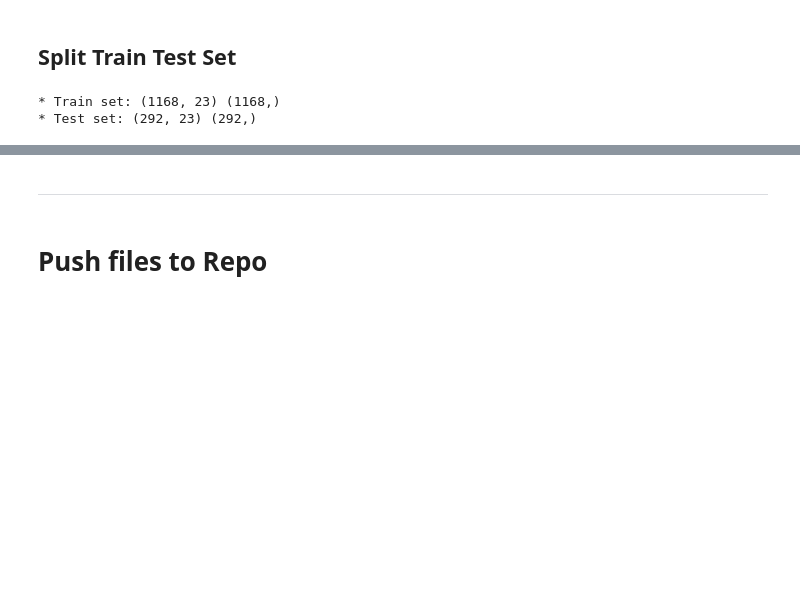
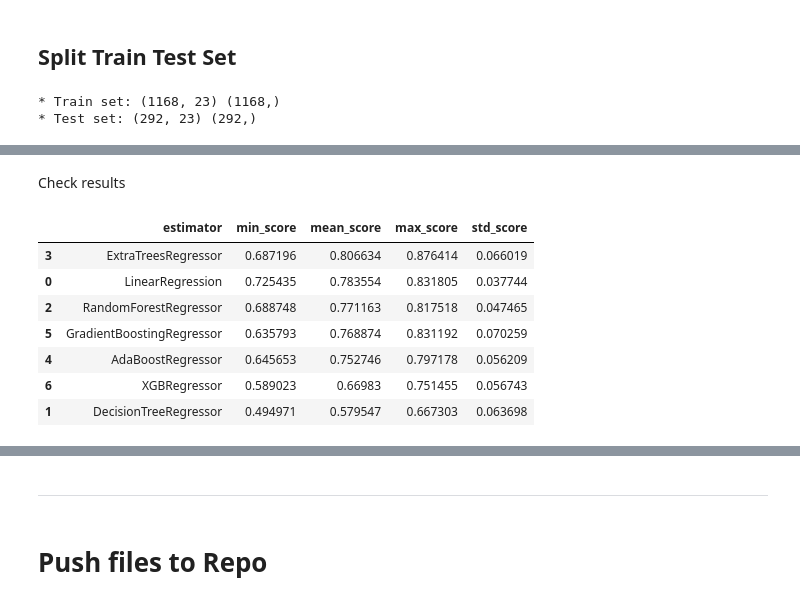
Before and after one commit to Fariba-Kamani/Heritage-House-Price-Insight-Predictor, a Jupyter notebook: jupyter_notebooks/05-Modeling and Evaluation-SalePrice.ipynb, the cells around one changed output, grey strips where cells are left out. Drawn from its saved outputs; the diff is of its cells as text; code cells hidden in the pictures; blank space fills up the shorter version.

```diff
--- a/jupyter_notebooks/05-Modeling and Evaluation-SalePrice.ipynb
+++ b/jupyter_notebooks/05-Modeling and Evaluation-SalePrice.ipynb
@@ -229,0 +236,20 @@ print("* Train set:", X_train.shape, y_train.shape,
+# %%
+models_quick_search = {
+    'LinearRegression': LinearRegression(),
+    "DecisionTreeRegressor": DecisionTreeRegressor(random_state=0),
+    "RandomForestRegressor": RandomForestRegressor(random_state=0),
+    "ExtraTreesRegressor": ExtraTreesRegressor(random_state=0),
+    "AdaBoostRegressor": AdaBoostRegressor(random_state=0),
+    "GradientBoostingRegressor": GradientBoostingRegressor(random_state=0),
+    "XGBRegressor": XGBRegressor(random_state=0),
+}
+
+params_quick_search = {
+    'LinearRegression': {},
+    "DecisionTreeRegressor": {},
+    "RandomForestRegressor": {},
+    "ExtraTreesRegressor": {},
+    "AdaBoostRegressor": {},
+    "GradientBoostingRegressor": {},
+    "XGBRegressor": {},
+}
@@ -229,0 +283,14 @@ print("* Train set:", X_train.shape, y_train.shape,
+# %% [markdown]
+Check results
+# %%
+grid_search_summary, grid_search_pipelines = search.score_summary(sort_by='mean_score')
+grid_search_summary
+# %% [output]
+|  | estimator | min_score | mean_score | max_score | std_score |
+| 3 | ExtraTreesRegressor | 0.687196 | 0.806634 | 0.876414 | 0.066019 |
+| 0 | LinearRegression | 0.725435 | 0.783554 | 0.831805 | 0.037744 |
+| 2 | RandomForestRegressor | 0.688748 | 0.771163 | 0.817518 | 0.047465 |
+| 5 | GradientBoostingRegressor | 0.635793 | 0.768874 | 0.831192 | 0.070259 |
+| 4 | AdaBoostRegressor | 0.645653 | 0.752746 | 0.797178 | 0.056209 |
+| 6 | XGBRegressor | 0.589023 | 0.66983 | 0.751455 | 0.056743 |
+| 1 | DecisionTreeRegressor | 0.494971 | 0.579547 | 0.667303 | 0.063698 |
```
Also changed, not shown: parts of 20 cells of this notebook.
